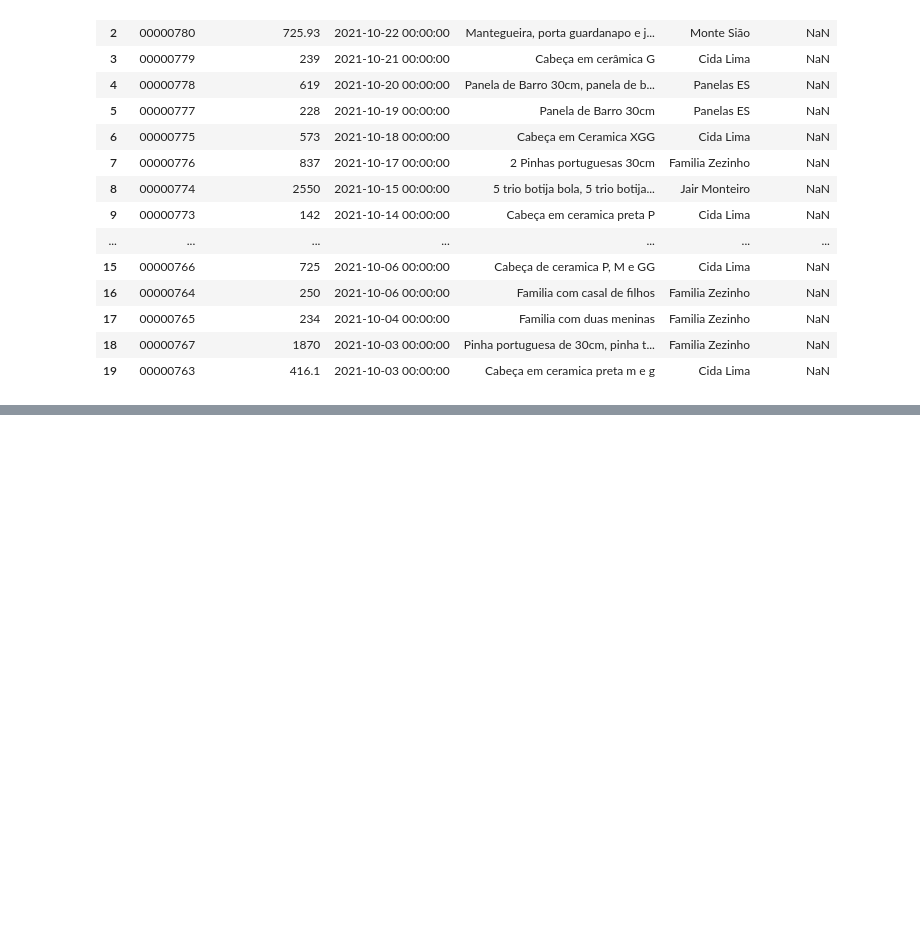
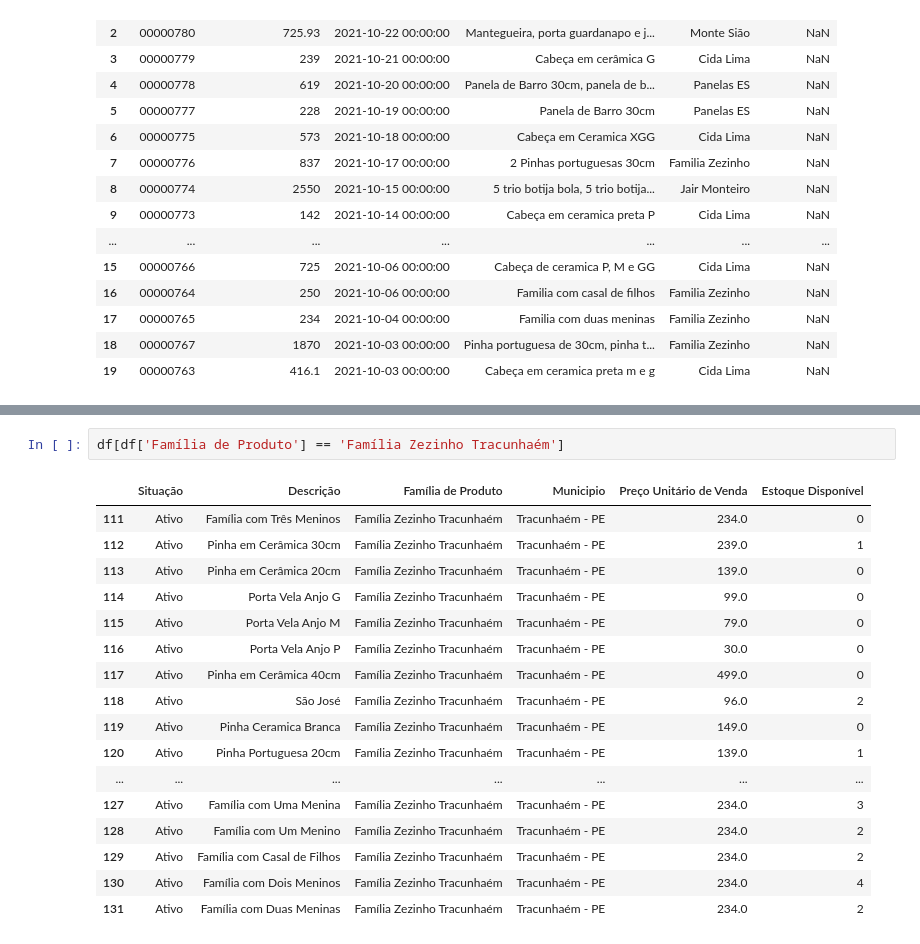
Before and after one commit to tenonin/projeto-6, a Jupyter notebook: omie.ipynb, the cells around one changed output, grey strips where cells are left out. Drawn from its saved outputs; the diff is of its cells as text; blank space fills up the shorter version.

```diff
--- a/omie.ipynb
+++ b/omie.ipynb
@@ -305,0 +448,20 @@ Name: Unnamed: 3, dtype: int64
+# %%
+df[df['Família de Produto'] == 'Família Zezinho Tracunhaém']
+# %% [output]
+|  | Situação | Descrição | Família de Produto | Municipio | Preço Unitário de Venda | Estoque Disponível |
+| 111 | Ativo | Família com Três Meninos | Família Zezinho Tracunhaém | Tracunhaém - PE | 234.0 | 0 |
+| 112 | Ativo | Pinha em Cerâmica 30cm | Família Zezinho Tracunhaém | Tracunhaém - PE | 239.0 | 1 |
+| 113 | Ativo | Pinha em Cerâmica 20cm | Família Zezinho Tracunhaém | Tracunhaém - PE | 139.0 | 0 |
+| 114 | Ativo | Porta Vela Anjo G | Família Zezinho Tracunhaém | Tracunhaém - PE | 99.0 | 0 |
+| 115 | Ativo | Porta Vela Anjo M | Família Zezinho Tracunhaém | Tracunhaém - PE | 79.0 | 0 |
+| 116 | Ativo | Porta Vela Anjo P | Família Zezinho Tracunhaém | Tracunhaém - PE | 30.0 | 0 |
+| 117 | Ativo | Pinha em Cerâmica 40cm | Família Zezinho Tracunhaém | Tracunhaém - PE | 499.0 | 0 |
+| 118 | Ativo | São José | Família Zezinho Tracunhaém | Tracunhaém - PE | 96.0 | 2 |
+| 119 | Ativo | Pinha Ceramica Branca | Família Zezinho Tracunhaém | Tracunhaém - PE | 149.0 | 0 |
+| 120 | Ativo | Pinha Portuguesa 20cm | Família Zezinho Tracunhaém | Tracunhaém - PE | 139.0 | 1 |
+| ... | ... | ... | ... | ... | ... | ... |
+| 127 | Ativo | Família com Uma Menina | Família Zezinho Tracunhaém | Tracunhaém - PE | 234.0 | 3 |
+| 128 | Ativo | Família com Um Menino | Família Zezinho Tracunhaém | Tracunhaém - PE | 234.0 | 2 |
+| 129 | Ativo | Família com Casal de Filhos | Família Zezinho Tracunhaém | Tracunhaém - PE | 234.0 | 2 |
+| 130 | Ativo | Família com Dois Meninos | Família Zezinho Tracunhaém | Tracunhaém - PE | 234.0 | 4 |
+| 131 | Ativo | Família com Duas Meninas | Família Zezinho Tracunhaém | Tracunhaém - PE | 234.0 | 2 |
```
Also changed, not shown: parts of 21 cells of this notebook.
